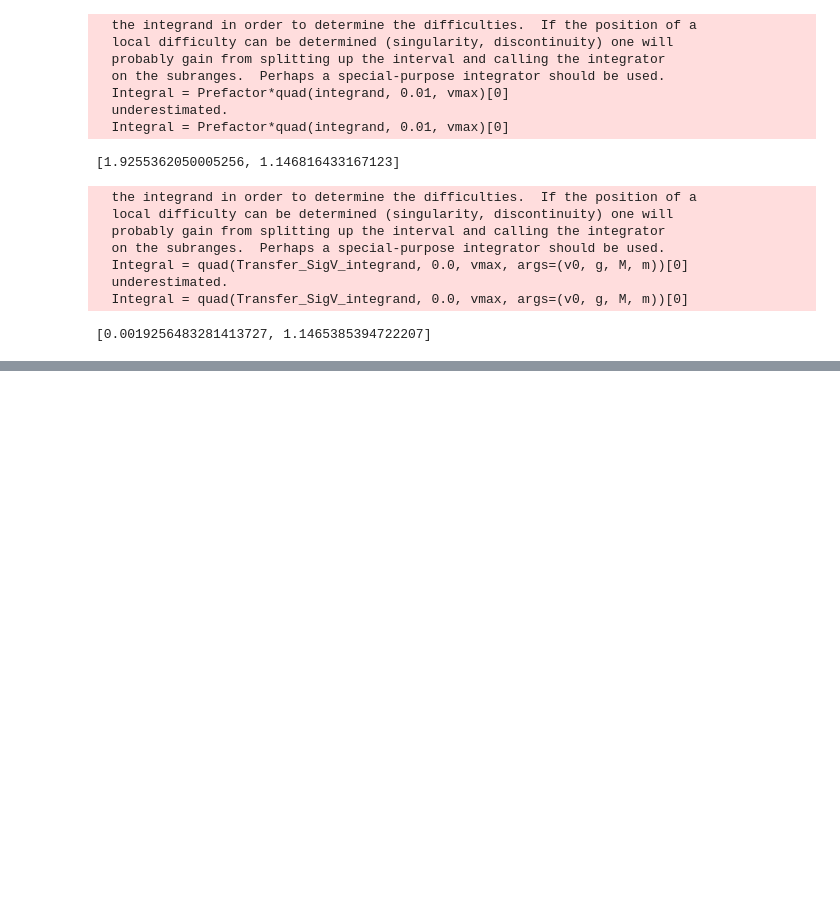
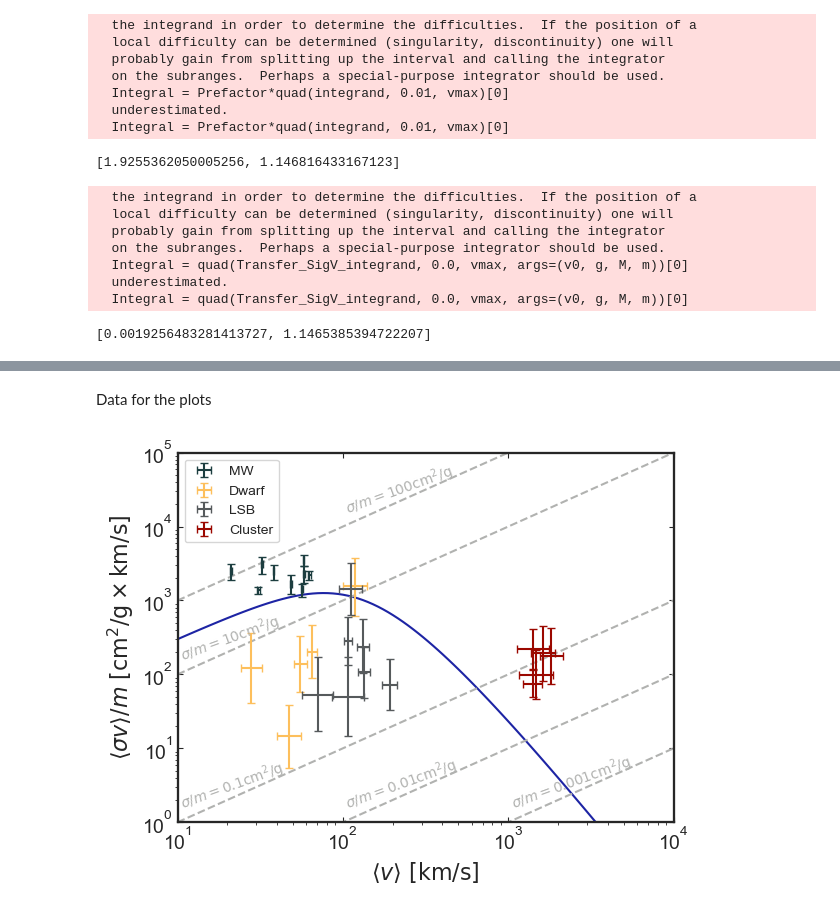
Before and after one commit to nigomezcr/Leptophilic-Atlas-Repo, a Jupyter notebook: MCMC-Fits.ipynb, the cells around one changed output, grey strips where cells are left out. Saved outputs shown, nothing was run; the diff lists cells and outputs as text; code cells hidden in the pictures; blank space fills up the shorter version.

```diff
--- a/MCMC-Fits.ipynb
+++ b/MCMC-Fits.ipynb
@@ -238,0 +291,2 @@ bf_Yu_Part.x
+# %% [markdown]
+Data for the plots
@@ -238,0 +327,51 @@ bf_Yu_Part.x
+# %%
+"""
+//////////// Plots ////////////
+"""
+
+v_array = np.logspace(1, 4, 100)
+v0 = v_array*np.sqrt(np.pi)/4
+
+sigvm_array = np.zeros(100)
+
+for i in range(100):
+    sigvm_array[i] = Transfer_SigmaV(v0[i], 0.2, 15, 100)
+
+# Plot Best Fit
+
+#Model Plot
+plt.plot(v_array, sigvm_array, color=MainColor1)
+
+rot = 20
+#Cross section diagonals
+plt.plot(v_array, 0.001*v_array, color=Gray2, linestyle='dashed')
+plt.text(1000, 1.5, r'$ \sigma/m = 0.001 \mathrm{cm^2/g}$', size=10, rotation= rot, color=Gray2)
+plt.plot(v_array, 0.01*v_array, color=Gray2, linestyle='dashed')
+plt.text(100, 1.5, r'$ \sigma/m = 0.01 \mathrm{cm^2/g}$', size=10, rotation= rot,color=Gray2)
+plt.plot(v_array, 0.1*v_array, color=Gray2, linestyle='dashed')
+plt.text(10, 1.5, r'$ \sigma/m = 0.1 \mathrm{cm^2/g}$', size=10, rotation= rot, color=Gray2)
+plt.plot(v_array, 10*v_array, color=Gray2, linestyle='dashed')
+plt.text(10, 150, r'$ \sigma/m = 10 \mathrm{cm^2/g}$', size=10, rotation= rot, color=Gray2)
+plt.plot(v_array, 100*v_array, color=Gray2, linestyle='dashed')
+plt.text(100, 1.5e4, r'$ \sigma/m = 100 \mathrm{cm^2/g}$', size=10, rotation= rot, color=Gray2)
+
+#Data
+plt.errorbar(VelocityData, CrossSectionData, CrossSectionData_Err , VelocityData_Err , ls='', color=BackgroundColor3, capsize=3, label='MW')
+plt.errorbar(Dwarf_x, Dwarf_y, (Dwarf_Err_d, Dwarf_Err_u), (Dwarf_Err_l, Dwarf_Err_r), ls='', color=BackgroundColor2, capsize=3, label='Dwarf')
+plt.errorbar(Galaxy_x, Galaxy_y, (Galaxy_Err_d, Galaxy_Err_u), (Galaxy_Err_l, Galaxy_Err_r), ls='', color=Gray1, capsize=3, label='LSB')
+plt.errorbar(Cluster_x, Cluster_y, (Cluster_Err_d, Cluster_Err_u), (Cluster_Err_l, Cluster_Err_r), ls='', color=MainColor2, capsize=3, label='Cluster')
+
+#Settings
+plt.tick_params(top=True, right=True, direction='in')
+plt.xlabel(r'$\langle v \rangle ~[ \mathrm{km/s}]$')
+plt.ylabel(r'$\langle\sigma v \rangle /m ~[\mathrm{cm^2/g \times km/s}]$')
+plt.xscale('log')
+plt.yscale('log')
+plt.ylim(1, 1e5)
+plt.xlim(10, 1e4)
+plt.legend(loc=2)
+plt.savefig('Plots/GalaxyFit.pdf')
+plt.savefig('Plots/GalaxyFit.svg')
+plt.show()
+# %% [output]
+[figure, added]
```
Also changed, not shown: parts of 11 cells of this notebook, 4 other files.
